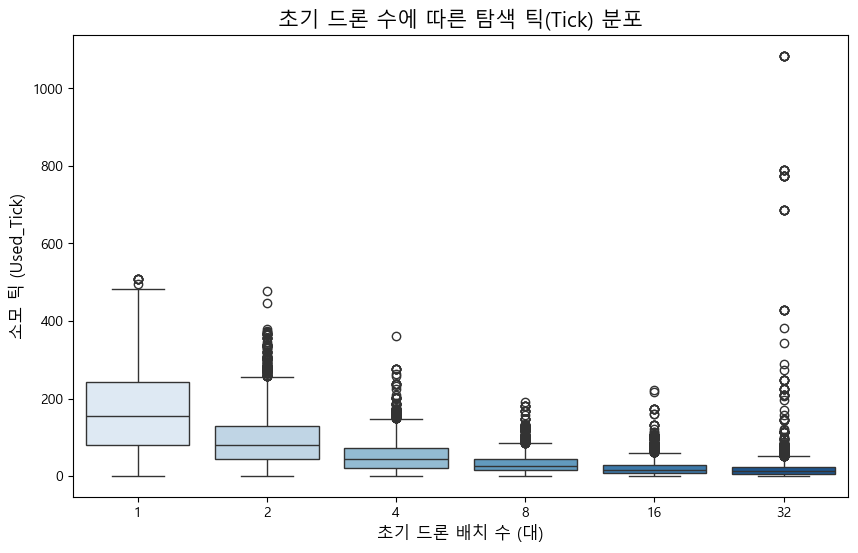
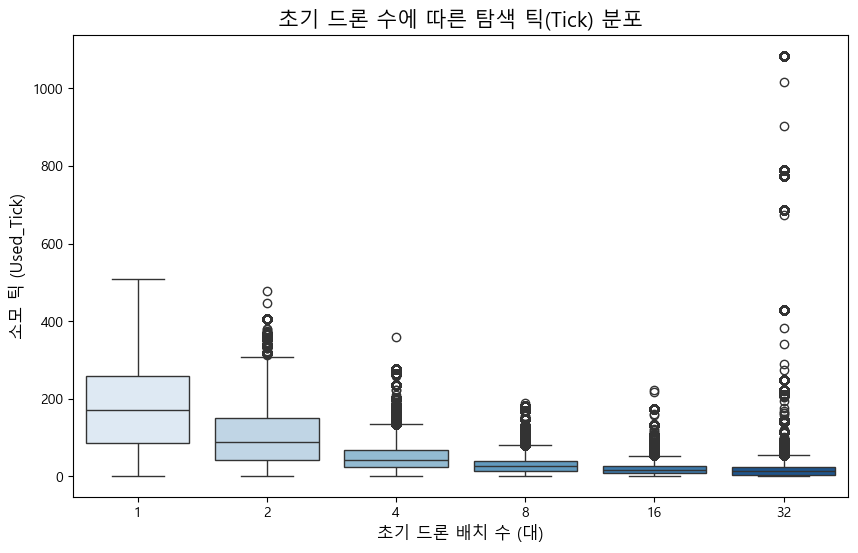
Code edit (unified diff) that turned the first committed figure into the second:
--- before
+++ after
@@ -1,15 +1,5 @@
-import pandas as pd
-import seaborn as sns
-import matplotlib.pyplot as plt
-import scipy.stats as stats
-from statsmodels.stats.multicomp import pairwise_tukeyhsd
-
-# 1. 데이터 불러오기 및 정렬 (Spawn_Strategy가 이미 숫자이므로 바로 사용 가능)
-df = pd.read_csv('simulation_results.csv')
-df = df.sort_values('Spawn_Strategy')
-
-# 2. 박스 플롯 시각화 (눈으로 최적점과 틱이 튀어 오르는 구간 확인)
+#box plot
 plt.figure(figsize=(10, 6))
-plt.rcParams['font.family'] = 'Malgun Gothic' # 맥은 'AppleGothic'
+plt.rcParams['font.family'] = 'Malgun Gothic'
 plt.rcParams['axes.unicode_minus'] = False
 

Commit: update